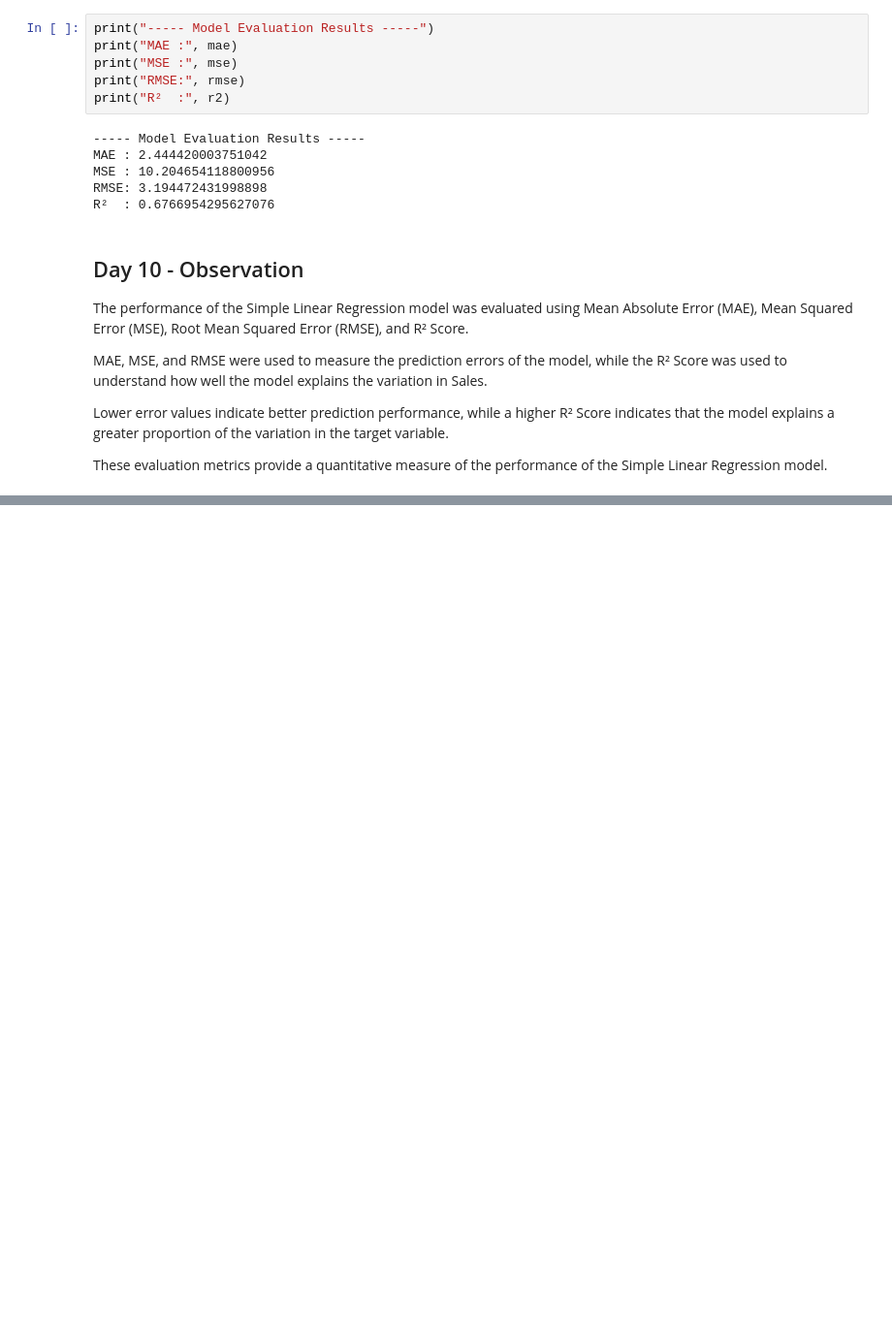
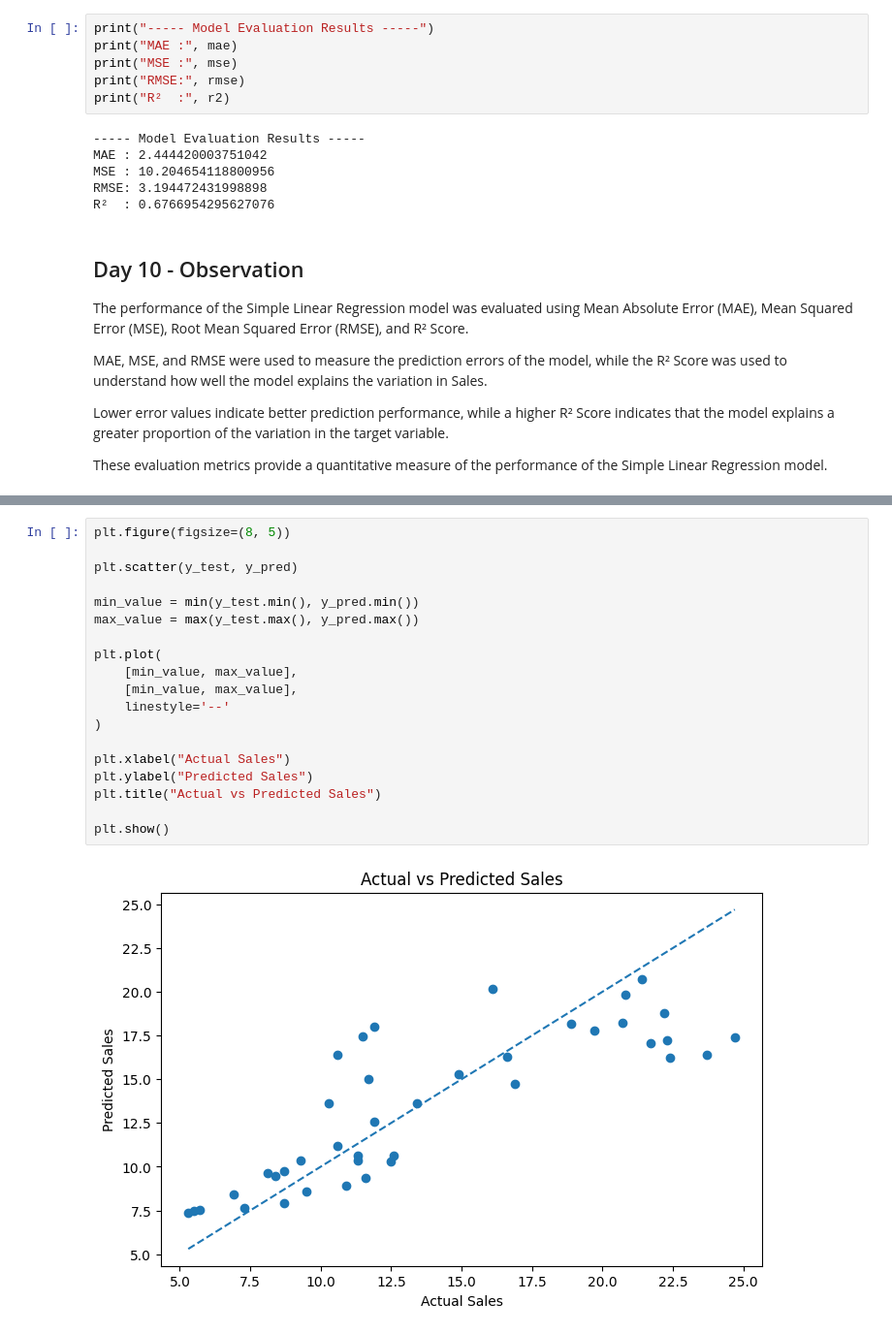
Before and after one commit to shreeshreeya69-crypto/simple-linear-regression-ybi, a Jupyter notebook: Simple_Linear_Regression_YBI.ipynb, the cells around one changed output, grey strips where cells are left out. Shown at 97% size. Cells and saved outputs as stored; diff of their text form; blank space fills up the shorter version.

```diff
--- a/Simple_Linear_Regression_YBI.ipynb
+++ b/Simple_Linear_Regression_YBI.ipynb
@@ -985,0 +1091,21 @@ These evaluation metrics provide a quantitative measure of the performance of th
+# %%
+plt.figure(figsize=(8, 5))
+
+plt.scatter(y_test, y_pred)
+
+min_value = min(y_test.min(), y_pred.min())
+max_value = max(y_test.max(), y_pred.max())
+
+plt.plot(
+    [min_value, max_value],
+    [min_value, max_value],
+    linestyle='--'
+)
+
+plt.xlabel("Actual Sales")
+plt.ylabel("Predicted Sales")
+plt.title("Actual vs Predicted Sales")
+
+plt.show()
+# %% [output]
+[figure, added]
```
Also changed, not shown: parts of 10 cells of this notebook.
